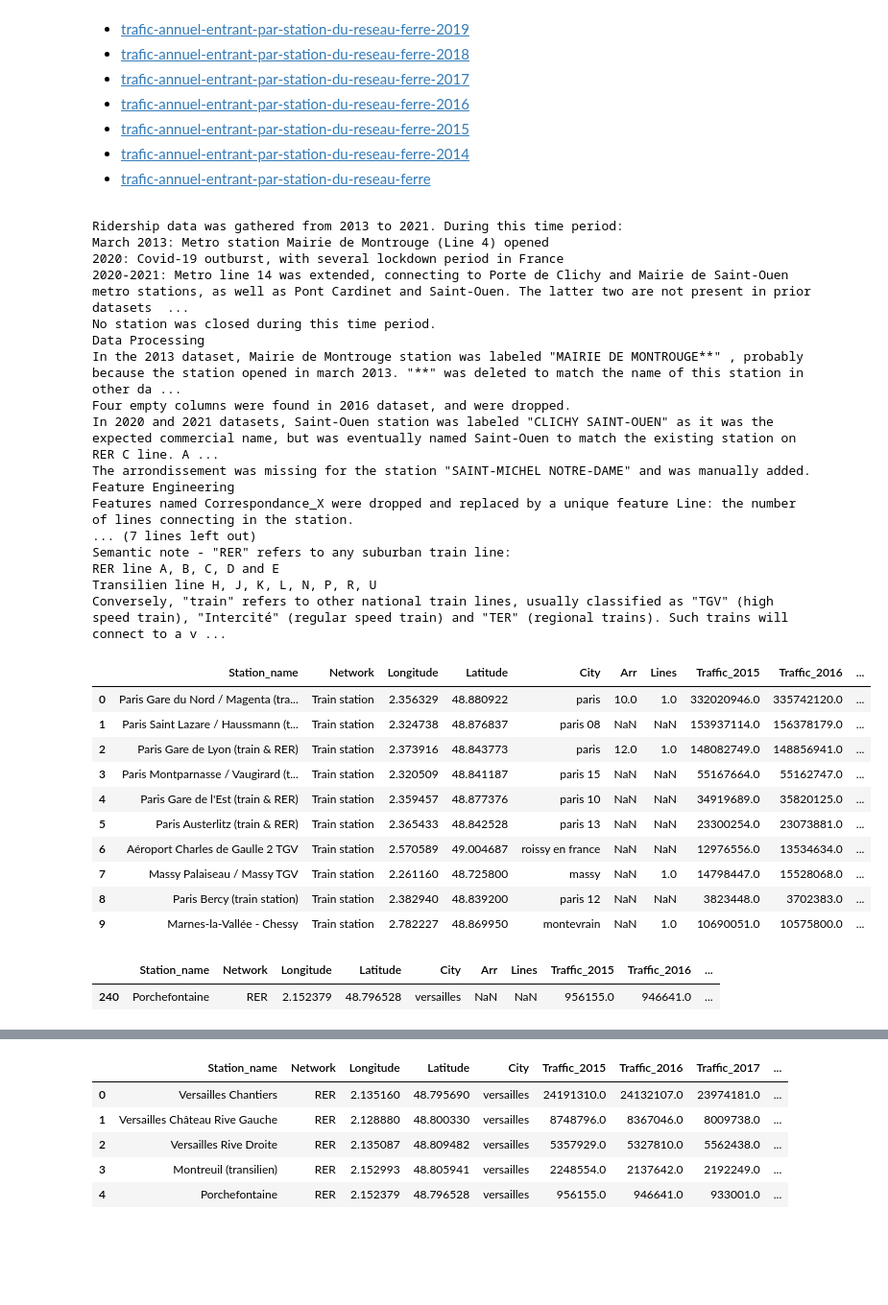
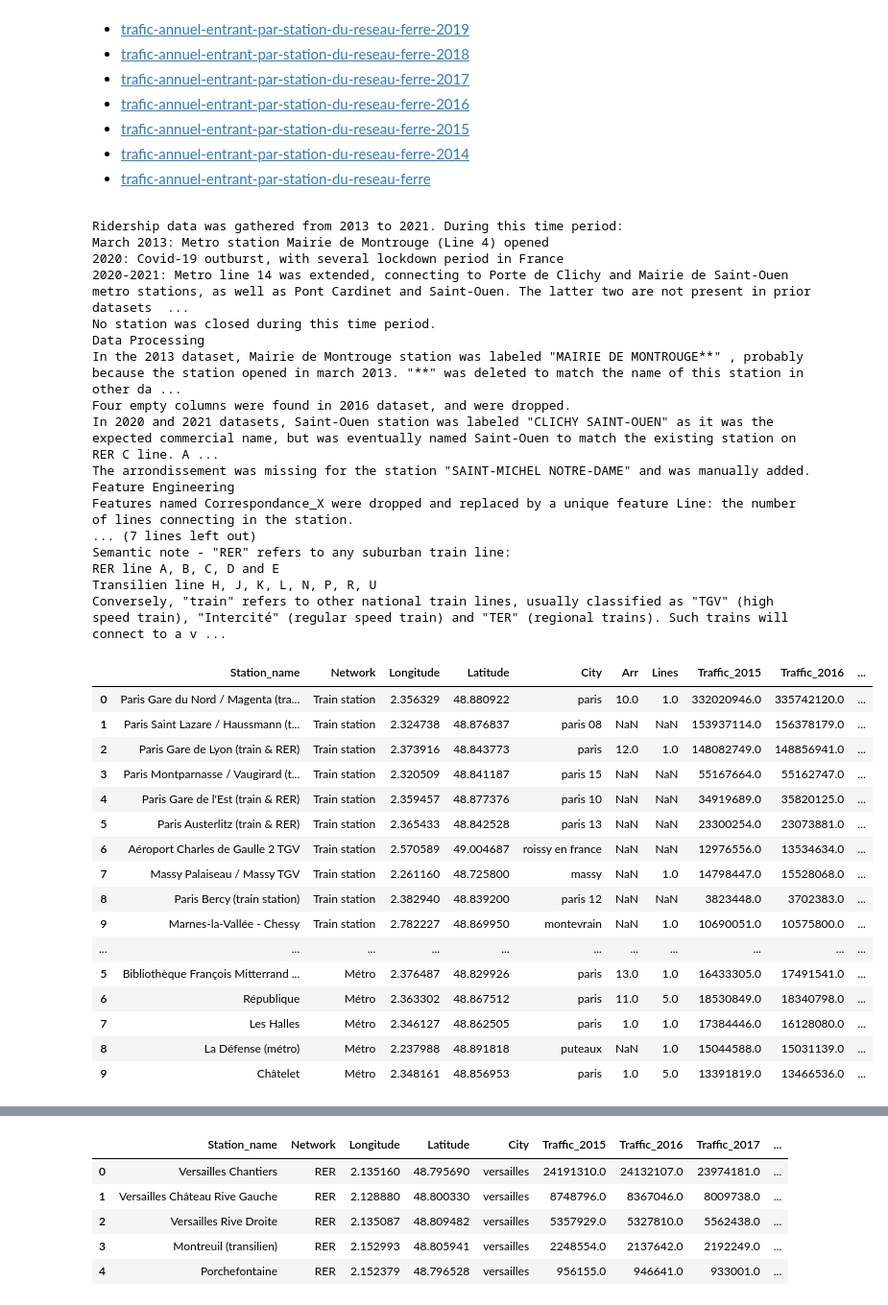
Before and after one commit to lucas-lfp/even-flow__railway-traffic-dashboard, a Jupyter notebook: ef_data_process.ipynb, the cells around one changed output, grey strips where cells are left out. Shown at 96% size. Saved outputs shown, nothing was run; the diff lists cells and outputs as text; code cells hidden in the pictures; blank space fills up the shorter version.

Commit message:
adds dfs on all stations, line L and line N

```diff
--- a/ef_data_process.ipynb
+++ b/ef_data_process.ipynb
@@ -604,38 +604,39 @@ display(HTML(f"""
 </div>
 """))
 
-display(df.head(10))
+display(df.head(20))
 # %% [output]
 Ridership data was gathered from 2013 to 2021. During this time period:
 March 2013: Metro station Mairie de Montrouge (Line 4) opened
 2020: Covid-19 outburst, with several lockdown period in France
 2020-2021: Metro line 14 was extended, connecting to Porte de Clichy and Mairie de Saint-Ouen metro stations, as well as Pont Cardinet and Saint-Ouen. The latter two are not present in prior datasets  ...
 No station was closed during this time period.
 Data Processing
 In the 2013 dataset, Mairie de Montrouge station was labeled "MAIRIE DE MONTROUGE**" , probably because the station opened in march 2013. "**" was deleted to match the name of this station in other da ...
 Four empty columns were found in 2016 dataset, and were dropped.
 In 2020 and 2021 datasets, Saint-Ouen station was labeled "CLICHY SAINT-OUEN" as it was the expected commercial name, but was eventually named Saint-Ouen to match the existing station on RER C line. A ...
 The arrondissement was missing for the station "SAINT-MICHEL NOTRE-DAME" and was manually added.
 Feature Engineering
 Features named Correspondance_X were dropped and replaced by a unique feature Line: the number of lines connecting in the station.
 ... (7 lines left out)
 Semantic note - "RER" refers to any suburban train line:
 RER line A, B, C, D and E
 Transilien line H, J, K, L, N, P, R, U
 Conversely, "train" refers to other national train lines, usually classified as "TGV" (high speed train), "Intercité" (regular speed train) and "TER" (regional trains). Such trains will connect to a v ...
 |  | Station_name | Network | Longitude | Latitude | City | Arr | Lines | Traffic_2015 | Traffic_2016 | ... |
 | 0 | Paris Gare du Nord / Magenta (tra... | Train station | 2.356329 | 48.880922 | paris | 10.0 | 1.0 | 332020946.0 | 335742120.0 | ... |
 | 1 | Paris Saint Lazare / Haussmann (t... | Train station | 2.324738 | 48.876837 | paris 08 | NaN | NaN | 153937114.0 | 156378179.0 | ... |
 | 2 | Paris Gare de Lyon (train & RER) | Train station | 2.373916 | 48.843773 | paris | 12.0 | 1.0 | 148082749.0 | 148856941.0 | ... |
 | 3 | Paris Montparnasse / Vaugirard (t... | Train station | 2.320509 | 48.841187 | paris 15 | NaN | NaN | 55167664.0 | 55162747.0 | ... |
 | 4 | Paris Gare de l'Est (train & RER) | Train station | 2.359457 | 48.877376 | paris 10 | NaN | NaN | 34919689.0 | 35820125.0 | ... |
 | 5 | Paris Austerlitz (train & RER) | Train station | 2.365433 | 48.842528 | paris 13 | NaN | NaN | 23300254.0 | 23073881.0 | ... |
 | 6 | Aéroport Charles de Gaulle 2 TGV | Train station | 2.570589 | 49.004687 | roissy en france | NaN | NaN | 12976556.0 | 13534634.0 | ... |
 | 7 | Massy Palaiseau / Massy TGV | Train station | 2.261160 | 48.725800 | massy | NaN | 1.0 | 14798447.0 | 15528068.0 | ... |
 | 8 | Paris Bercy (train station) | Train station | 2.382940 | 48.839200 | paris 12 | NaN | NaN | 3823448.0 | 3702383.0 | ... |
 | 9 | Marnes-la-Vallée - Chessy | Train station | 2.782227 | 48.869950 | montevrain | NaN | 1.0 | 10690051.0 | 10575800.0 | ... |
+| ... | ... | ... | ... | ... | ... | ... | ... | ... | ... | ... |
+| 5 | Bibliothèque François Mitterrand ... | Métro | 2.376487 | 48.829926 | paris | 13.0 | 1.0 | 16433305.0 | 17491541.0 | ... |
+| 6 | République | Métro | 2.363302 | 48.867512 | paris | 11.0 | 5.0 | 18530849.0 | 18340798.0 | ... |
+| 7 | Les Halles | Métro | 2.346127 | 48.862505 | paris | 1.0 | 1.0 | 17384446.0 | 16128080.0 | ... |
+| 8 | La Défense (métro) | Métro | 2.237988 | 48.891818 | puteaux | NaN | 1.0 | 15044588.0 | 15031139.0 | ... |
+| 9 | Châtelet | Métro | 2.348161 | 48.856953 | paris | 1.0 | 5.0 | 13391819.0 | 13466536.0 | ... |
-# %%
-df[df['Station_name'].str.contains(r'Porchef')]
-# %% [output]
-|  | Station_name | Network | Longitude | Latitude | City | Arr | Lines | Traffic_2015 | Traffic_2016 | ... |
-| 240 | Porchefontaine | RER | 2.152379 | 48.796528 | versailles | NaN | NaN | 956155.0 | 946641.0 | ... |
```
Also changed, not shown: parts of 1 cell of this notebook, 1 other file.
